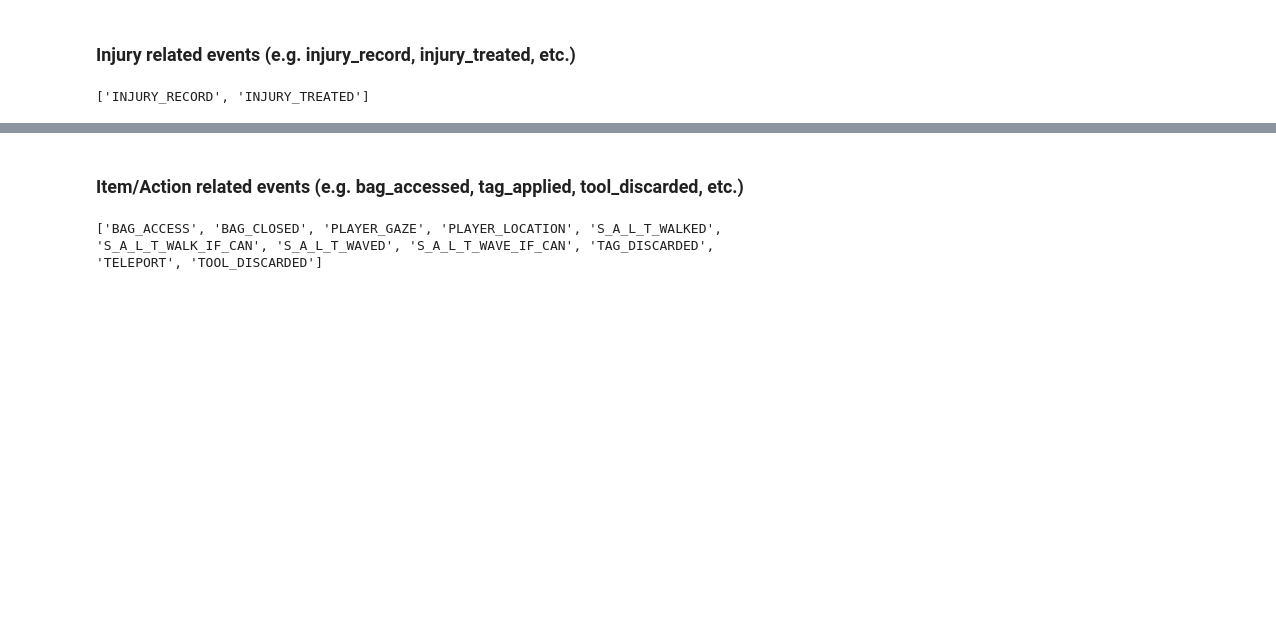
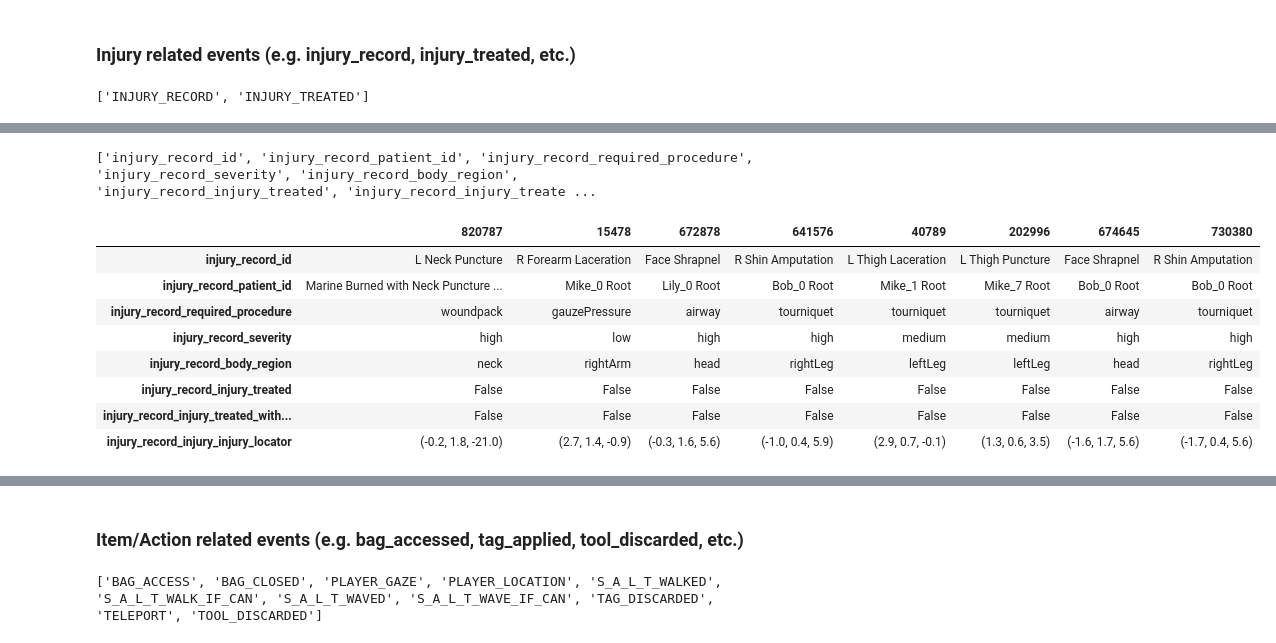
Before and after one commit to dbabbitt/itm-analysis-reporting-1, a Jupyter notebook: maintenance/How to Use the Data.ipynb, the cells around one changed output, grey strips where cells are left out. Drawn from its saved outputs; the diff is of its cells as text; code cells hidden in the pictures; blank space fills up the shorter version.

```diff
--- a/maintenance/How to Use the Data.ipynb
+++ b/maintenance/How to Use the Data.ipynb
@@ -118,0 +252,19 @@ sorted(injury_set)
+# %%
+
+mask_series = frvrs_logs_df.columns.map(lambda x: str(x).startswith('injury_record_'))
+columns_list = frvrs_logs_df.columns[mask_series].tolist()
+print(columns_list)
+mask_series = False
+for cn in columns_list: mask_series |= ~frvrs_logs_df[cn].isnull()
+frvrs_logs_df[mask_series][columns_list].sample(8).dropna(axis='columns', how='all').T
+# %% [output]
+['injury_record_id', 'injury_record_patient_id', 'injury_record_required_procedure', 'injury_record_severity', 'injury_record_body_region', 'injury_record_injury_treated', 'injury_record_injury_treate ...
+|  | 820787 | 15478 | 672878 | 641576 | 40789 | 202996 | 674645 | 730380 |
+| injury_record_id | L Neck Puncture | R Forearm Laceration | Face Shrapnel | R Shin Amputation | L Thigh Laceration | L Thigh Puncture | Face Shrapnel | R Shin Amputation |
+| injury_record_patient_id | Marine Burned with Neck Puncture ... | Mike_0 Root | Lily_0 Root | Bob_0 Root | Mike_1 Root | Mike_7 Root | Bob_0 Root | Bob_0 Root |
+| injury_record_required_procedure | woundpack | gauzePressure | airway | tourniquet | tourniquet | tourniquet | airway | tourniquet |
+| injury_record_severity | high | low | high | high | medium | medium | high | high |
+| injury_record_body_region | neck | rightArm | head | rightLeg | leftLeg | leftLeg | head | rightLeg |
+| injury_record_injury_treated | False | False | False | False | False | False | False | False |
+| injury_record_injury_treated_with... | False | False | False | False | False | False | False | False |
+| injury_record_injury_injury_locator | (-0.2, 1.8, -21.0) | (2.7, 1.4, -0.9) | (-0.3, 1.6, 5.6) | (-1.0, 0.4, 5.9) | (2.9, 0.7, -0.1) | (1.3, 0.6, 3.5) | (-1.6, 1.7, 5.6) | (-1.7, 0.4, 5.6) |
```
Also changed, not shown: parts of 86 cells of this notebook, 4 other files.
